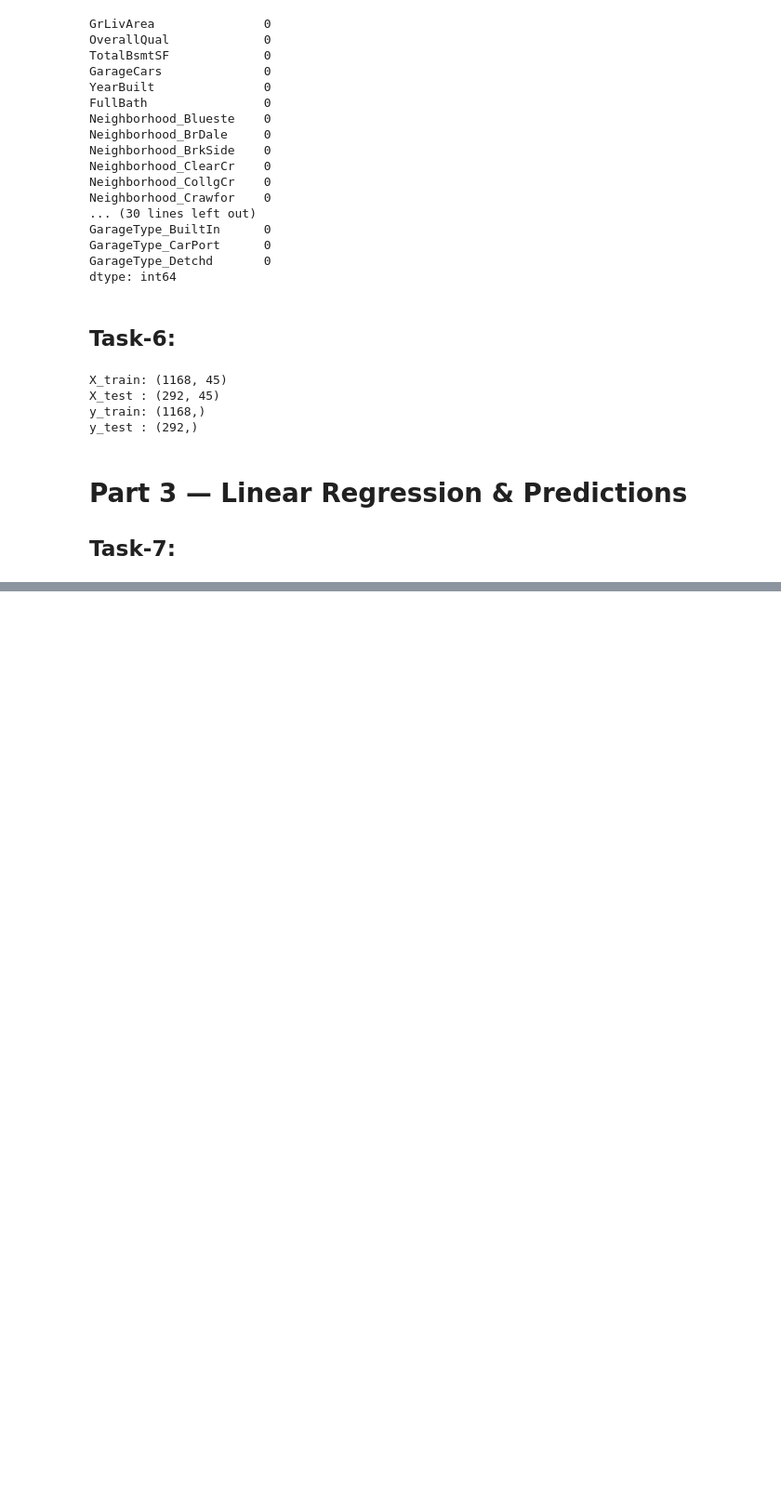
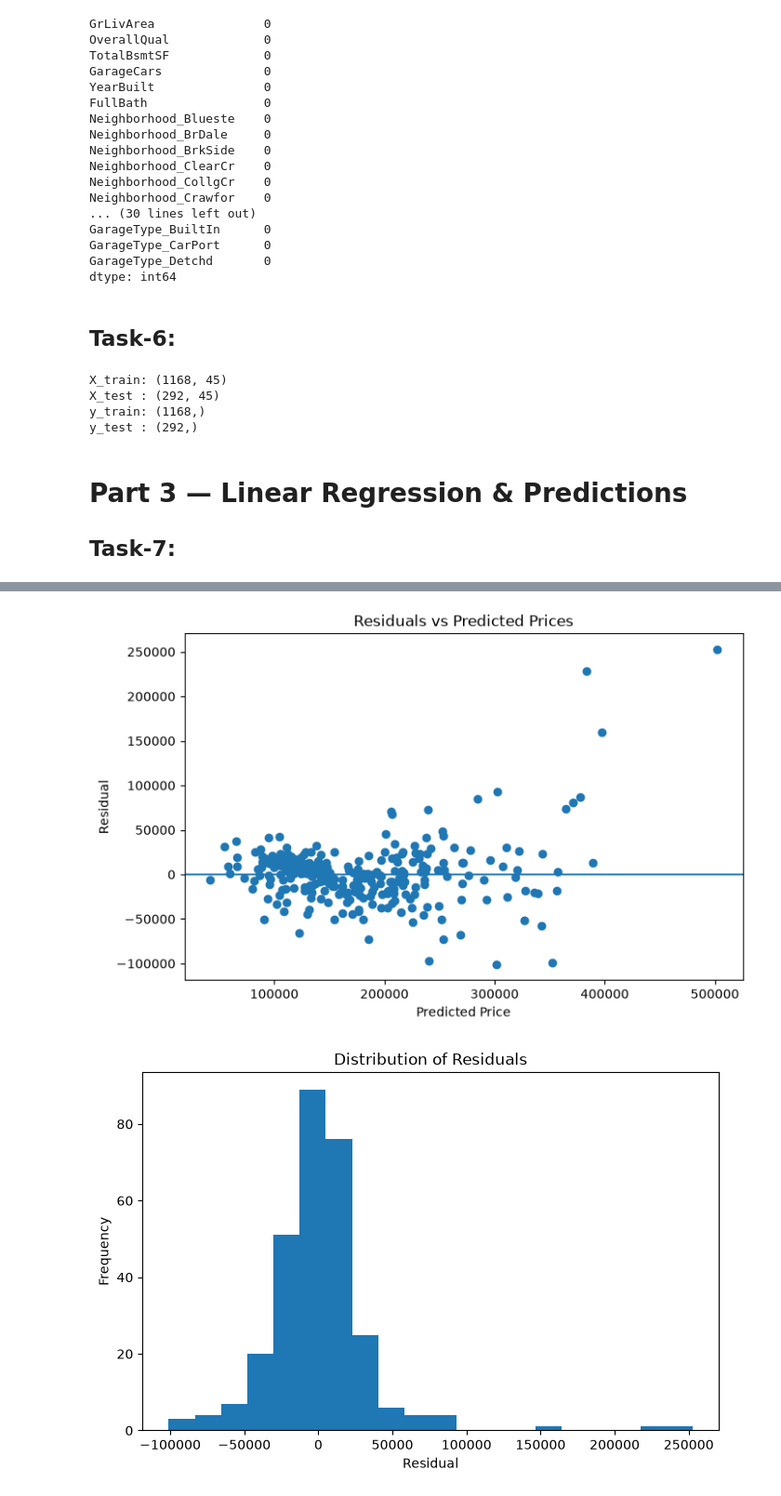
Before and after one commit to abdulqudoos181005/ML_leaning_journey, a Jupyter notebook: week-5/lab-5_abdul-qudoos.ipynb, the cells around one changed output, grey strips where cells are left out. Shown at 93% size. Drawn from its saved outputs; the diff is of its cells as text; code cells hidden in the pictures; blank space fills up the shorter version.

```diff
--- a/week-5/lab-5_abdul-qudoos.ipynb
+++ b/week-5/lab-5_abdul-qudoos.ipynb
@@ -176,3 +176,9 @@ y_test : (292,)
 # %% [markdown]
 # Part 3 — Linear Regression & Predictions
 ## Task-7:
+# %%
+model = LinearRegression()
+
+model.fit(X_train, y_train)
+
+print("Model trained successfully.")
@@ -178,0 +189,9 @@ y_test : (292,)
+# %%
+y_pred = model.predict(X_test)
+
+comparison = pd.DataFrame({
+    "Actual Price": y_test.values,
+    "Predicted Price": y_pred
+})
+
+display(comparison.head(10))
@@ -178,0 +255,29 @@ y_test : (292,)
+# %%
+residuals = y_test - y_pred
+
+
+plt.figure(figsize=(8, 5))
+
+plt.scatter(y_pred, residuals)
+
+plt.axhline(y=0)
+
+plt.xlabel("Predicted Price")
+plt.ylabel("Residual")
+plt.title("Residuals vs Predicted Prices")
+
+plt.show()
+
+
+plt.figure(figsize=(8, 5))
+
+plt.hist(residuals, bins=20)
+
+plt.xlabel("Residual")
+plt.ylabel("Frequency")
+plt.title("Distribution of Residuals")
+
+plt.show()
+# %% [output]
+[figure, added]
+[figure, added]
```
Also changed, not shown: parts of 13 cells of this notebook, 2 other files.
